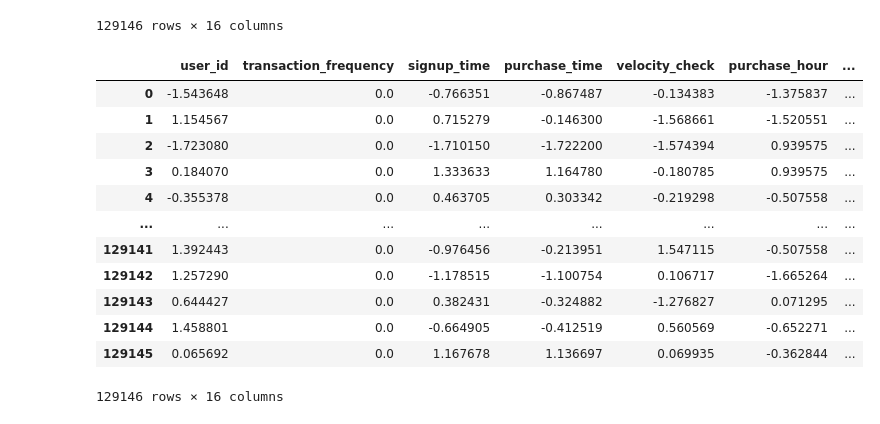
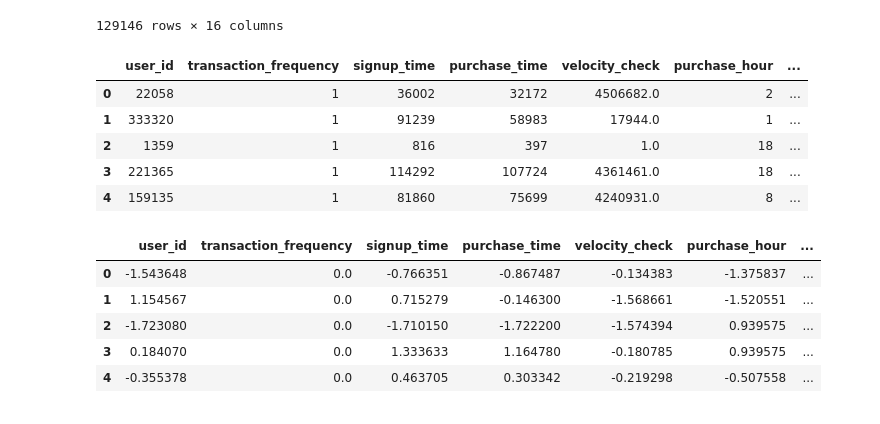
Before and after one commit to Tesfahun03/Fraud-detection-in-Ecommerce-and-credit-card, a Jupyter notebook: notebooks/ml_model.ipynb, the cells around one changed output. Drawn from its saved outputs; the diff is of its cells as text; code cells hidden in the pictures.

```diff
--- a/notebooks/ml_model.ipynb
+++ b/notebooks/ml_model.ipynb
@@ -59,20 +59,23 @@ encoded_data
 | 129144 | 368416 | 1 | 39784 | 49086 | 6681616.0 | 7 | ... |
 | 129145 | 207709 | 1 | 108105 | 106680 | 5146119.0 | 9 | ... |
 129146 rows × 16 columns
+# %%
+encoded_data = encoded_data.drop('class', axis=1)
+encoded_data.head()
+# %% [output]
+|  | user_id | transaction_frequency | signup_time | purchase_time | velocity_check | purchase_hour | ... |
+| 0 | 22058 | 1 | 36002 | 32172 | 4506682.0 | 2 | ... |
+| 1 | 333320 | 1 | 91239 | 58983 | 17944.0 | 1 | ... |
+| 2 | 1359 | 1 | 816 | 397 | 1.0 | 18 | ... |
+| 3 | 221365 | 1 | 114292 | 107724 | 4361461.0 | 18 | ... |
+| 4 | 159135 | 1 | 81860 | 75699 | 4240931.0 | 8 | ... |
 # %%
 standard_data = dp.standardize_data(encoded_data)
-standard_data
+standard_data.head()
 # %% [output]
 |  | user_id | transaction_frequency | signup_time | purchase_time | velocity_check | purchase_hour | ... |
 | 0 | -1.543648 | 0.0 | -0.766351 | -0.867487 | -0.134383 | -1.375837 | ... |
 | 1 | 1.154567 | 0.0 | 0.715279 | -0.146300 | -1.568661 | -1.520551 | ... |
 | 2 | -1.723080 | 0.0 | -1.710150 | -1.722200 | -1.574394 | 0.939575 | ... |
 | 3 | 0.184070 | 0.0 | 1.333633 | 1.164780 | -0.180785 | 0.939575 | ... |
 | 4 | -0.355378 | 0.0 | 0.463705 | 0.303342 | -0.219298 | -0.507558 | ... |
-| ... | ... | ... | ... | ... | ... | ... | ... |
-| 129141 | 1.392443 | 0.0 | -0.976456 | -0.213951 | 1.547115 | -0.507558 | ... |
-| 129142 | 1.257290 | 0.0 | -1.178515 | -1.100754 | 0.106717 | -1.665264 | ... |
-| 129143 | 0.644427 | 0.0 | 0.382431 | -0.324882 | -1.276827 | 0.071295 | ... |
-| 129144 | 1.458801 | 0.0 | -0.664905 | -0.412519 | 0.560569 | -0.652271 | ... |
-| 129145 | 0.065692 | 0.0 | 1.167678 | 1.136697 | 0.069935 | -0.362844 | ... |
-129146 rows × 16 columns
```
Also changed, not shown: parts of 8 cells of this notebook, 7 other files.
